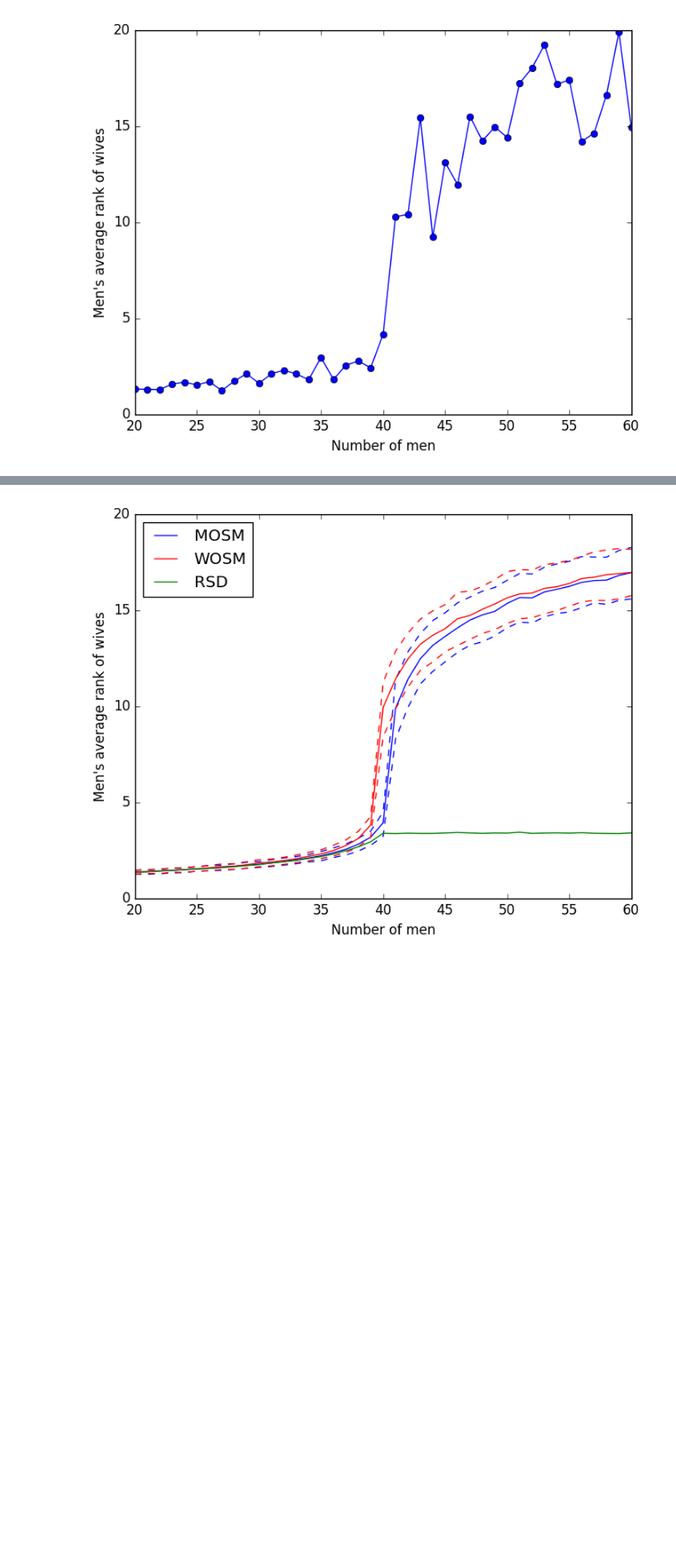
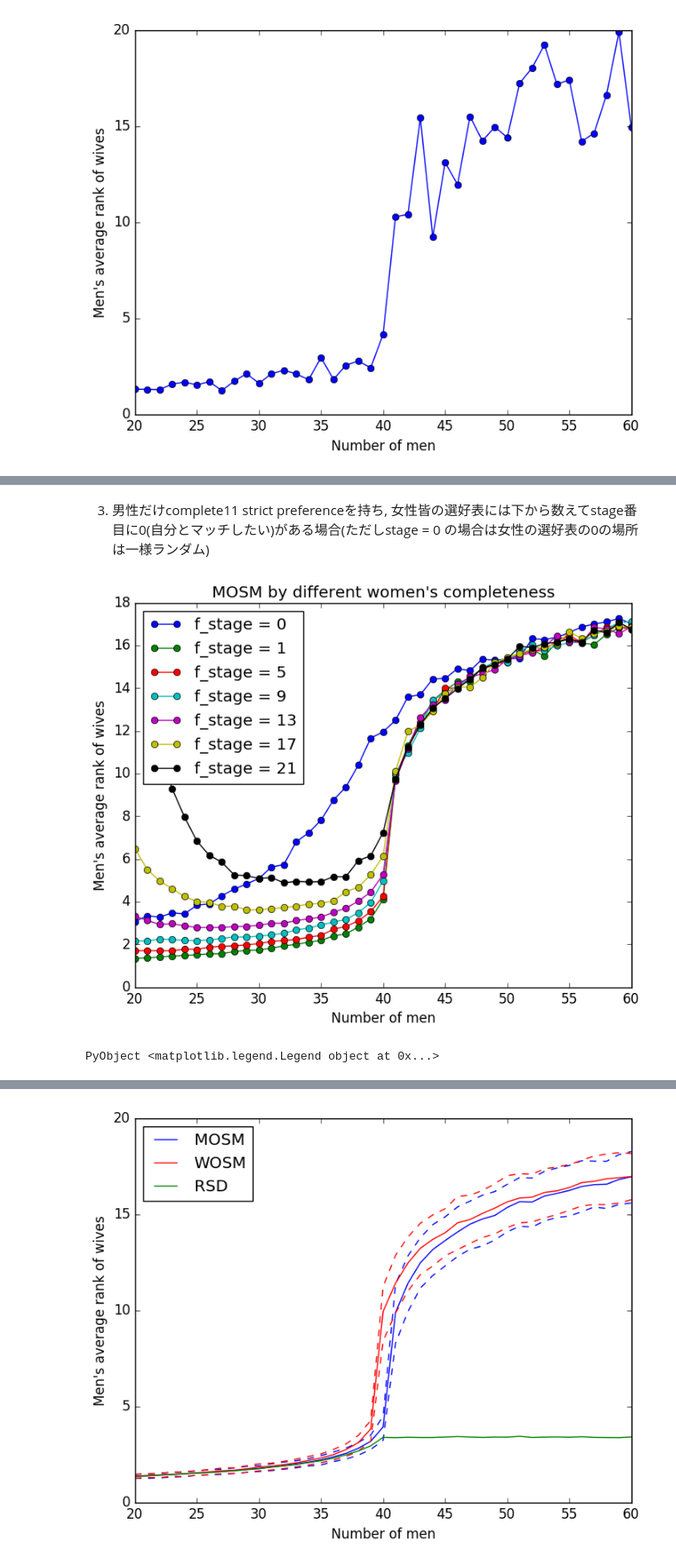
Before and after one commit to nswa17/gasshuku, a Jupyter notebook: Unbalanced Matching Markets The Stark Effect of Competition.ipynb, the cells around one changed output, grey strips where cells are left out. Shown at 89% size. Cells and saved outputs as stored; diff of their text form; code cells hidden in the pictures; blank space fills up the shorter version.

```diff
--- a/Unbalanced Matching Markets The Stark Effect of Competition.ipynb
+++ b/Unbalanced Matching Markets The Stark Effect of Competition.ipynb
@@ -261,0 +390,2 @@ PyObject <matplotlib.legend.Legend object at 0x...>
+# %% [markdown]
+3) 男性だけcomplete11 strict preferenceを持ち, 女性皆の選好表には下から数えてstage番目に0(自分とマッチしたい)がある場合(ただしstage = 0 の場合は女性の選好表の0の場所は一様ランダム)
@@ -261,0 +408,13 @@ PyObject <matplotlib.legend.Legend object at 0x...>
+# %%
+fig, ax = subplots()
+for (k, stage) in enumerate(stage_range)
+    ax[:plot](m_range, [mean(r_mens[:, j, k]) for j in 1:length(m_range)], "-o", label="f_stage = $stage")
+end
+ax[:set_xlabel]("Number of men")
+ax[:set_ylabel]("Men's average rank of wives")
+#ax[:set_ylim]()
+title("MOSM by different women's completeness")
+ax[:legend](loc=2)
+# %% [output]
+[figure, added]
+PyObject <matplotlib.legend.Legend object at 0x...>
```
Also changed, not shown: parts of 55 cells of this notebook, 1 other file.
